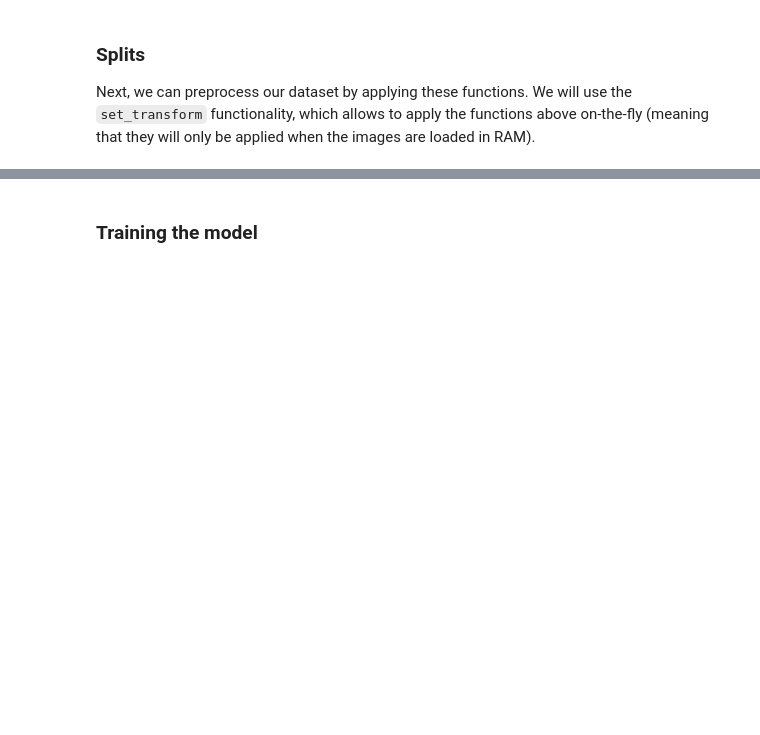
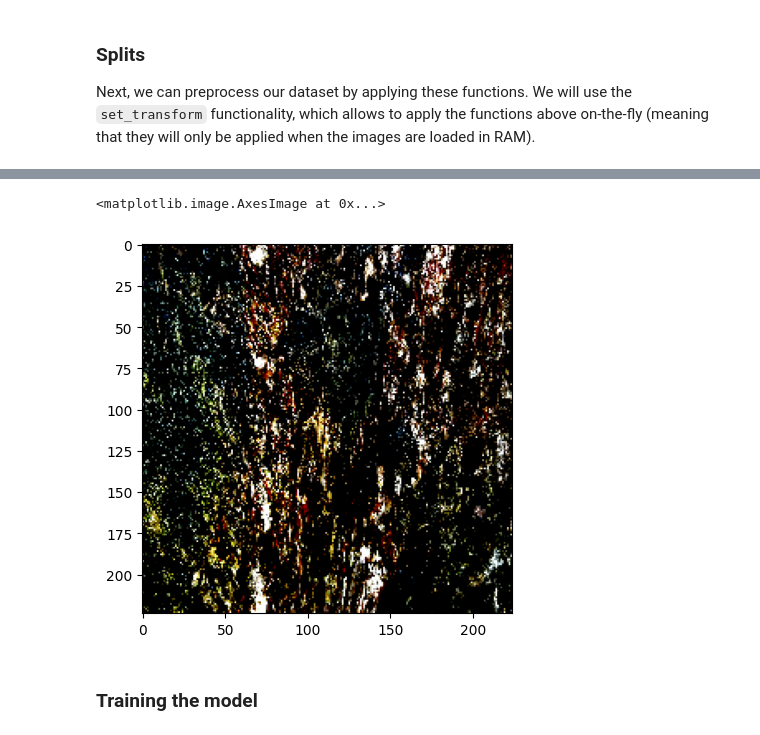
Before and after one commit to Alyzbane/TBKLY, a Jupyter notebook: notebooks/image_classification.ipynb, the cells around one changed output, grey strips where cells are left out. Cells and saved outputs as stored; diff of their text form; code cells hidden in the pictures; blank space fills up the shorter version.

```diff
--- a/notebooks/image_classification.ipynb
+++ b/notebooks/image_classification.ipynb
@@ -178,2 +339,3 @@ plt.imshow(train_ds[5]['pixel_values'])
 # %%
-plt.imshow(test_ds[7]['pixel_values'])
+plt.imshow(test_ds[1]['pixel_values'])
+# %% [output]
@@ -180,3 +343,5 @@ plt.imshow(test_ds[7]['pixel_values'])
+<matplotlib.image.AxesImage at 0x...>
+[figure, added]
 # %% [markdown]
 ### Training the model
 # %% [markdown]
```
Also changed, not shown: parts of 35 cells of this notebook, 4 other files.
